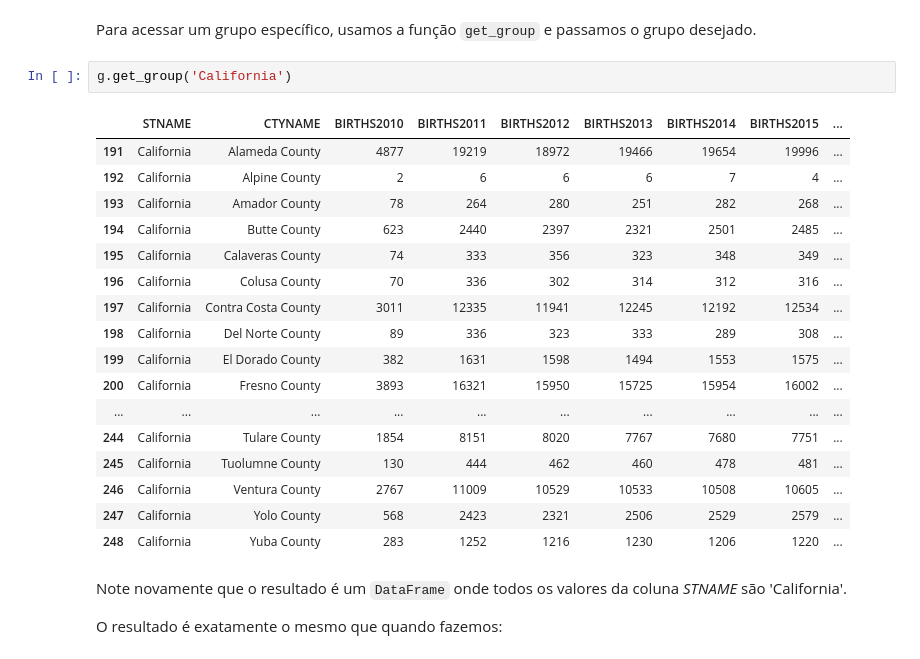
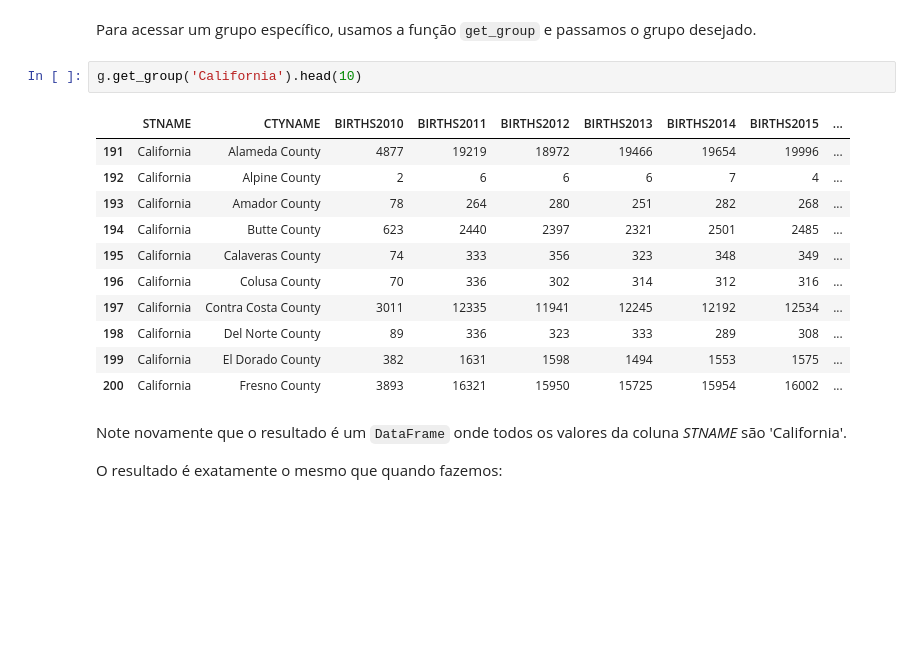
Before and after one commit to Giatroo/BeeData_GroupBy-in-Pandas, a Jupyter notebook: GroupBy.ipynb, the cells around one changed output. Cells and saved outputs as stored; diff of their text form; blank space fills up the shorter version.

```diff
--- a/GroupBy.ipynb
+++ b/GroupBy.ipynb
@@ -202,25 +177,19 @@ Em muitos casos, nós precisamos acessar um grupo específico ou mesmo iterar so
 # %% [markdown]
 Para acessar um grupo específico, usamos a função `get_group` e passamos o grupo desejado.
 # %%
-g.get_group('California')
+g.get_group('California').head(10)
 # %% [output]
 |  | STNAME | CTYNAME | BIRTHS2010 | BIRTHS2011 | BIRTHS2012 | BIRTHS2013 | BIRTHS2014 | BIRTHS2015 | ... |
 | 191 | California | Alameda County | 4877 | 19219 | 18972 | 19466 | 19654 | 19996 | ... |
 | 192 | California | Alpine County | 2 | 6 | 6 | 6 | 7 | 4 | ... |
 | 193 | California | Amador County | 78 | 264 | 280 | 251 | 282 | 268 | ... |
 | 194 | California | Butte County | 623 | 2440 | 2397 | 2321 | 2501 | 2485 | ... |
 | 195 | California | Calaveras County | 74 | 333 | 356 | 323 | 348 | 349 | ... |
 | 196 | California | Colusa County | 70 | 336 | 302 | 314 | 312 | 316 | ... |
 | 197 | California | Contra Costa County | 3011 | 12335 | 11941 | 12245 | 12192 | 12534 | ... |
 | 198 | California | Del Norte County | 89 | 336 | 323 | 333 | 289 | 308 | ... |
 | 199 | California | El Dorado County | 382 | 1631 | 1598 | 1494 | 1553 | 1575 | ... |
 | 200 | California | Fresno County | 3893 | 16321 | 15950 | 15725 | 15954 | 16002 | ... |
-| ... | ... | ... | ... | ... | ... | ... | ... | ... | ... |
-| 244 | California | Tulare County | 1854 | 8151 | 8020 | 7767 | 7680 | 7751 | ... |
-| 245 | California | Tuolumne County | 130 | 444 | 462 | 460 | 478 | 481 | ... |
-| 246 | California | Ventura County | 2767 | 11009 | 10529 | 10533 | 10508 | 10605 | ... |
-| 247 | California | Yolo County | 568 | 2423 | 2321 | 2506 | 2529 | 2579 | ... |
-| 248 | California | Yuba County | 283 | 1252 | 1216 | 1230 | 1206 | 1220 | ... |
 # %% [markdown]
 Note novamente que o resultado é um `DataFrame` onde todos os valores da coluna *STNAME* são 'California'.
 
```
Also changed, not shown: parts of 14 cells of this notebook.
